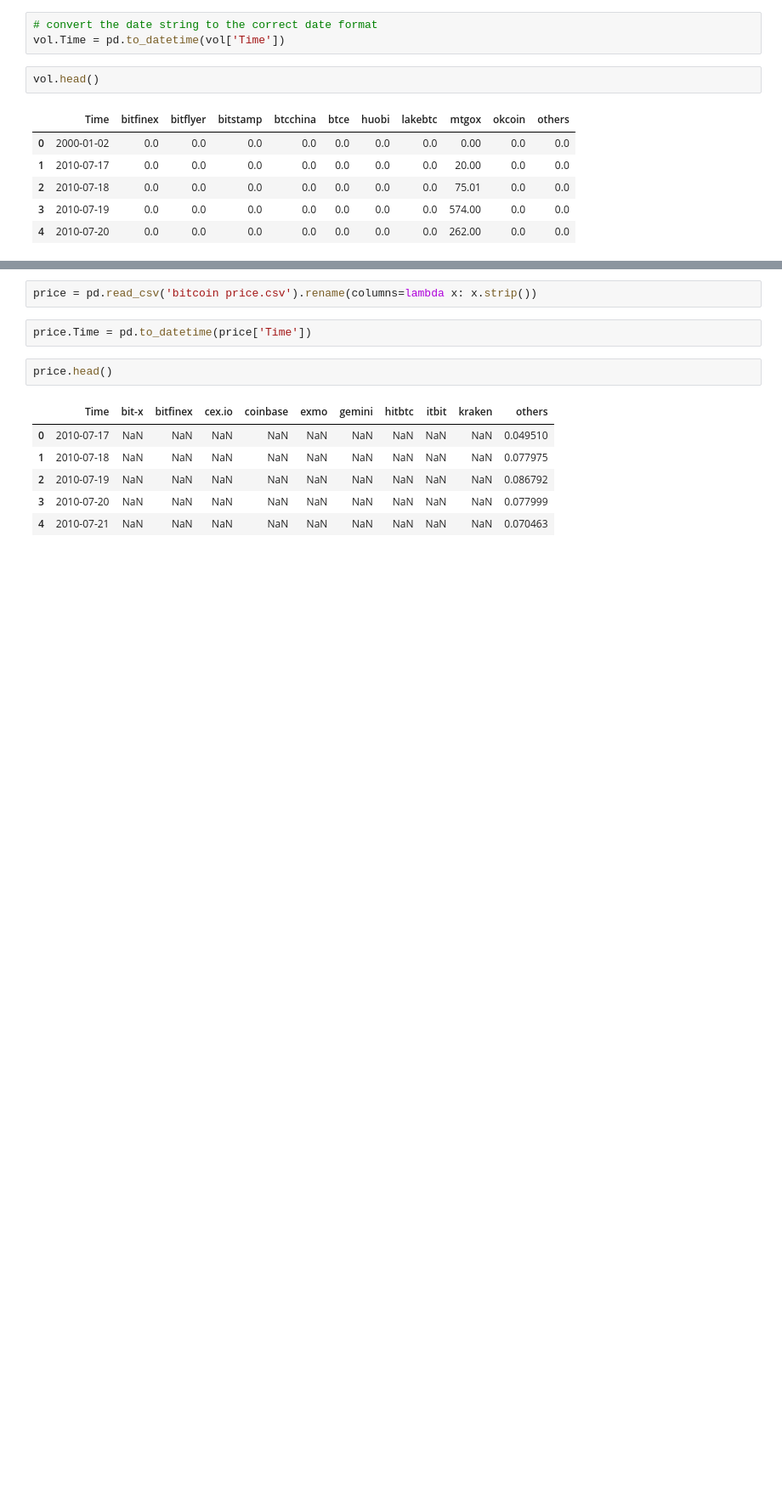
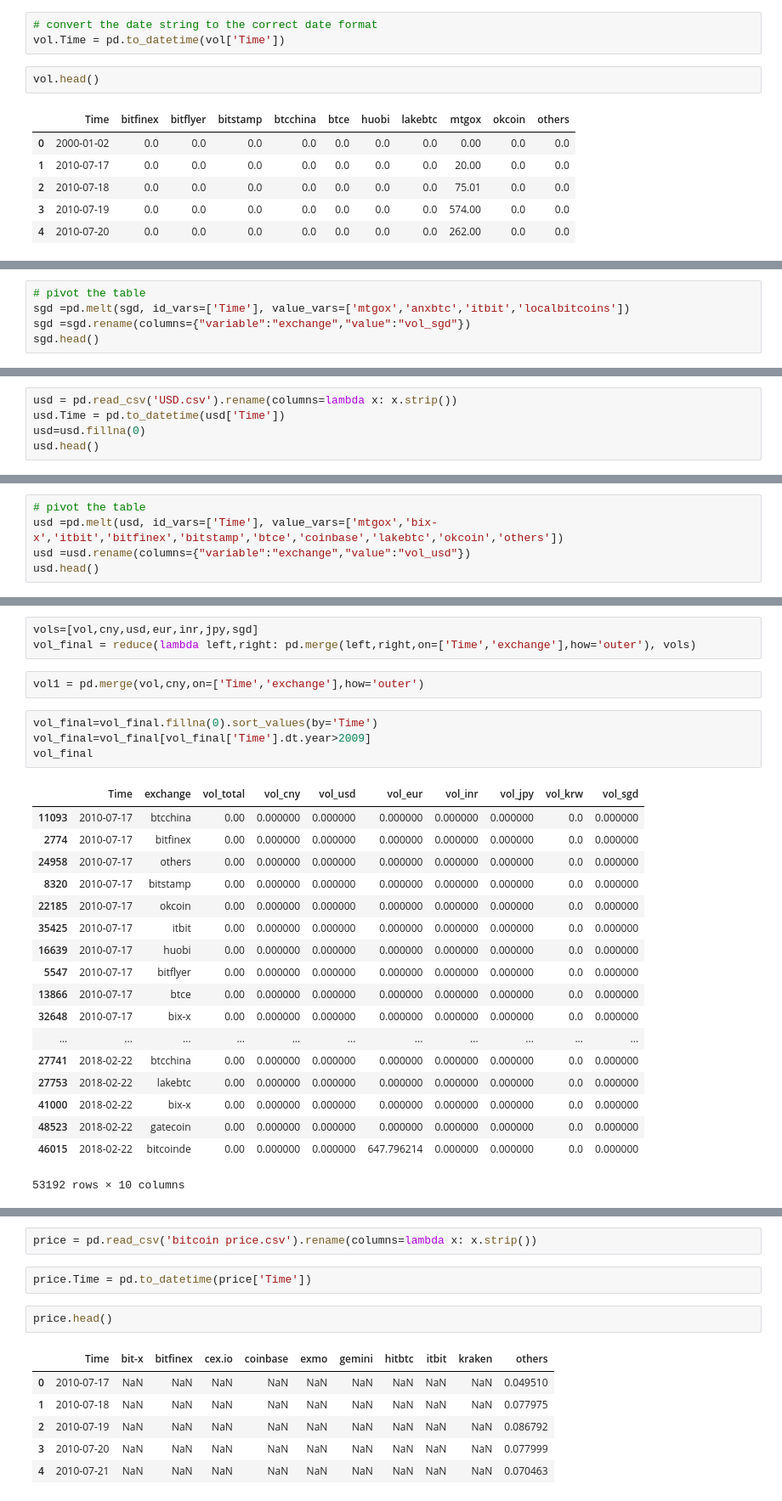
Before and after one commit to celiaguan/MSIS, a Jupyter notebook: Bitcoin Overview .ipynb, the cells around one changed output, grey strips where cells are left out. Shown: that part at 85% size. Saved outputs shown, nothing was run; the diff lists cells and outputs as text; blank space fills up the shorter version.

```diff
--- a/Bitcoin Overview .ipynb
+++ b/Bitcoin Overview .ipynb
@@ -41,0 +173,5 @@ vol=vol.fillna(0)
+# %%
+# pivot the table
+sgd =pd.melt(sgd, id_vars=['Time'], value_vars=['mtgox','anxbtc','itbit','localbitcoins'])
+sgd =sgd.rename(columns={"variable":"exchange","value":"vol_sgd"})
+sgd.head()
@@ -41,0 +185,5 @@ vol=vol.fillna(0)
+# %%
+usd = pd.read_csv('USD.csv').rename(columns=lambda x: x.strip())
+usd.Time = pd.to_datetime(usd['Time'])
+usd=usd.fillna(0)
+usd.head()
@@ -41,0 +197,5 @@ vol=vol.fillna(0)
+# %%
+# pivot the table
+usd =pd.melt(usd, id_vars=['Time'], value_vars=['mtgox','bix-x','itbit','bitfinex','bitstamp','btce','coinbase','lakebtc','okcoin','others'])
+usd =usd.rename(columns={"variable":"exchange","value":"vol_usd"})
+usd.head()
@@ -41,0 +209,28 @@ vol=vol.fillna(0)
+# %%
+vols=[vol,cny,usd,eur,inr,jpy,sgd]
+vol_final = reduce(lambda left,right: pd.merge(left,right,on=['Time','exchange'],how='outer'), vols)
+# %%
+vol1 = pd.merge(vol,cny,on=['Time','exchange'],how='outer')
+# %%
+vol_final=vol_final.fillna(0).sort_values(by='Time')
+vol_final=vol_final[vol_final['Time'].dt.year>2009]
+vol_final
+# %% [output]
+|  | Time | exchange | vol_total | vol_cny | vol_usd | vol_eur | vol_inr | vol_jpy | vol_krw | vol_sgd |
+| 11093 | 2010-07-17 | btcchina | 0.00 | 0.000000 | 0.000000 | 0.000000 | 0.000000 | 0.000000 | 0.0 | 0.000000 |
+| 2774 | 2010-07-17 | bitfinex | 0.00 | 0.000000 | 0.000000 | 0.000000 | 0.000000 | 0.000000 | 0.0 | 0.000000 |
+| 24958 | 2010-07-17 | others | 0.00 | 0.000000 | 0.000000 | 0.000000 | 0.000000 | 0.000000 | 0.0 | 0.000000 |
+| 8320 | 2010-07-17 | bitstamp | 0.00 | 0.000000 | 0.000000 | 0.000000 | 0.000000 | 0.000000 | 0.0 | 0.000000 |
+| 22185 | 2010-07-17 | okcoin | 0.00 | 0.000000 | 0.000000 | 0.000000 | 0.000000 | 0.000000 | 0.0 | 0.000000 |
+| 35425 | 2010-07-17 | itbit | 0.00 | 0.000000 | 0.000000 | 0.000000 | 0.000000 | 0.000000 | 0.0 | 0.000000 |
+| 16639 | 2010-07-17 | huobi | 0.00 | 0.000000 | 0.000000 | 0.000000 | 0.000000 | 0.000000 | 0.0 | 0.000000 |
+| 5547 | 2010-07-17 | bitflyer | 0.00 | 0.000000 | 0.000000 | 0.000000 | 0.000000 | 0.000000 | 0.0 | 0.000000 |
+| 13866 | 2010-07-17 | btce | 0.00 | 0.000000 | 0.000000 | 0.000000 | 0.000000 | 0.000000 | 0.0 | 0.000000 |
+| 32648 | 2010-07-17 | bix-x | 0.00 | 0.000000 | 0.000000 | 0.000000 | 0.000000 | 0.000000 | 0.0 | 0.000000 |
+| ... | ... | ... | ... | ... | ... | ... | ... | ... | ... | ... |
+| 27741 | 2018-02-22 | btcchina | 0.00 | 0.000000 | 0.000000 | 0.000000 | 0.000000 | 0.000000 | 0.0 | 0.000000 |
+| 27753 | 2018-02-22 | lakebtc | 0.00 | 0.000000 | 0.000000 | 0.000000 | 0.000000 | 0.000000 | 0.0 | 0.000000 |
+| 41000 | 2018-02-22 | bix-x | 0.00 | 0.000000 | 0.000000 | 0.000000 | 0.000000 | 0.000000 | 0.0 | 0.000000 |
+| 48523 | 2018-02-22 | gatecoin | 0.00 | 0.000000 | 0.000000 | 0.000000 | 0.000000 | 0.000000 | 0.0 | 0.000000 |
+| 46015 | 2018-02-22 | bitcoinde | 0.00 | 0.000000 | 0.000000 | 647.796214 | 0.000000 | 0.000000 | 0.0 | 0.000000 |
+53192 rows × 10 columns
```
Also changed, not shown: parts of 21 cells of this notebook, 15 other files.
